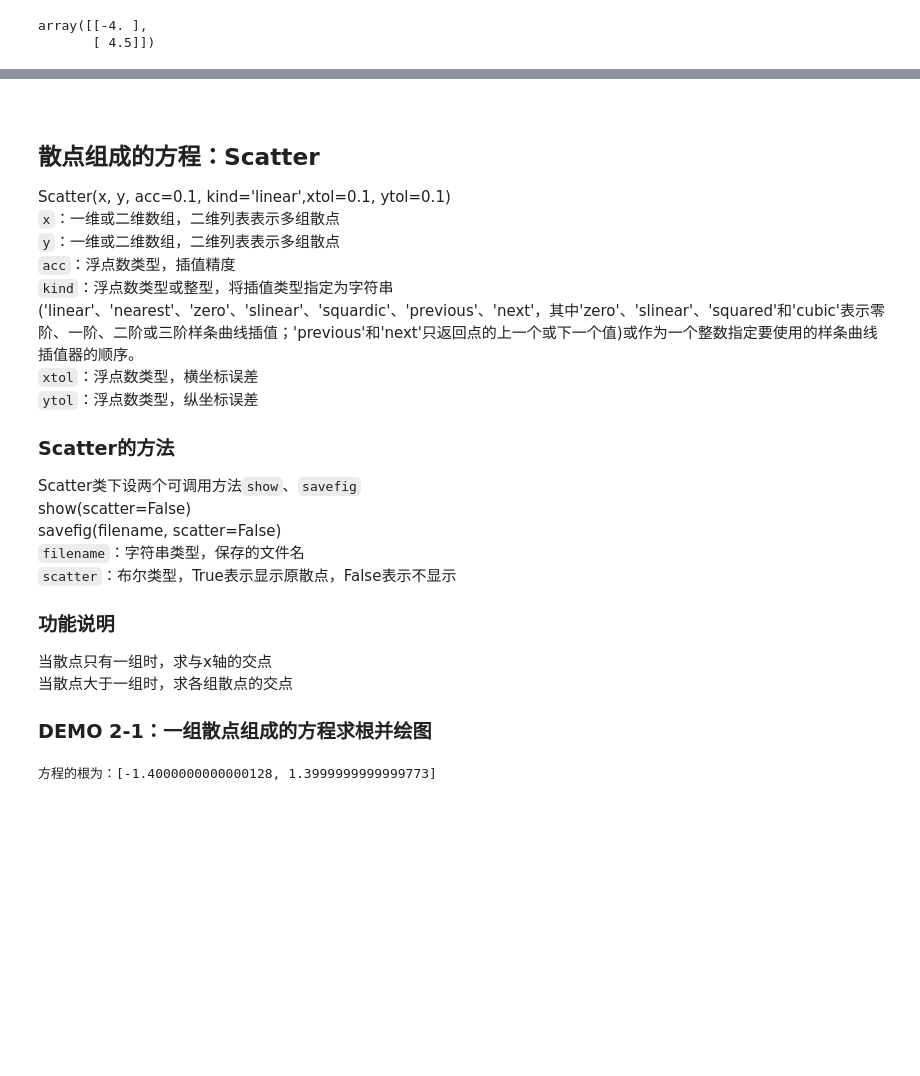
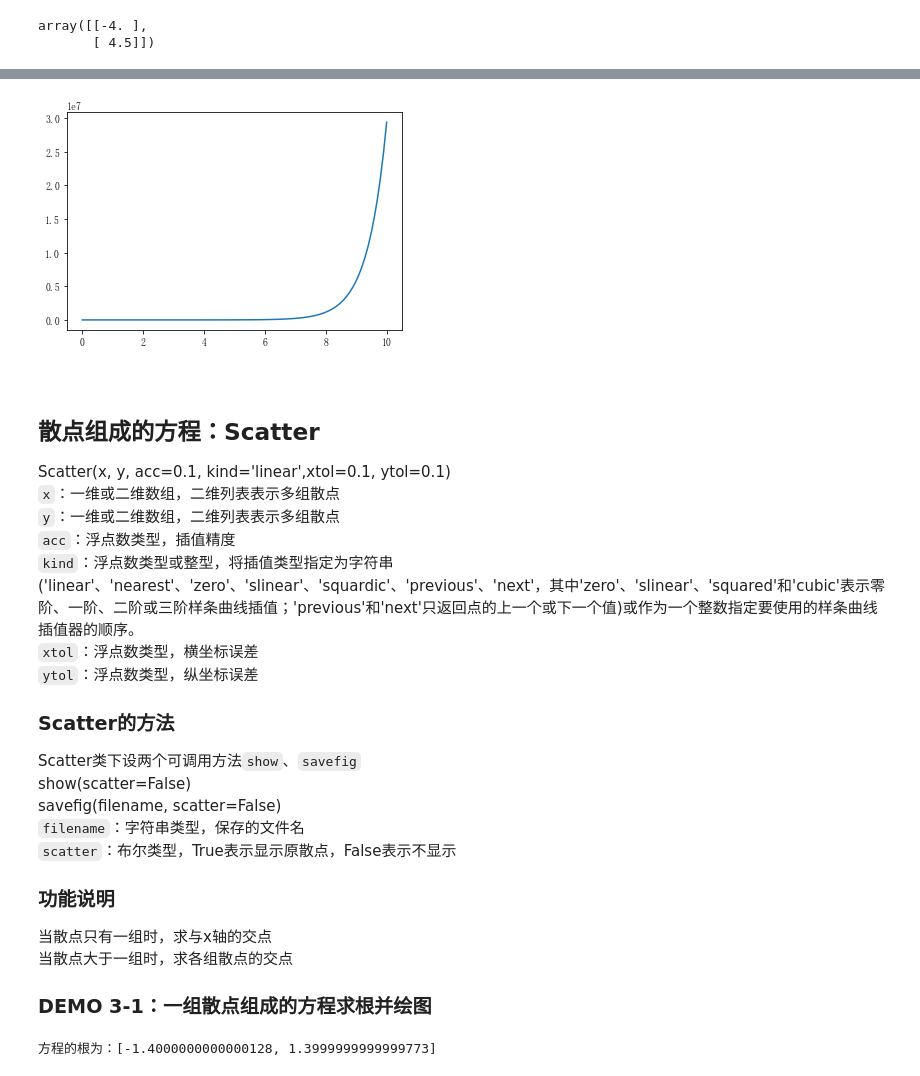
Before and after one commit to HOKOTATE-pzw/maysics, a Jupyter notebook: maysics教程/equa说明.ipynb, the cells around one changed output, grey strips where cells are left out. Cells and saved outputs as stored; diff of their text form; code cells hidden in the pictures; blank space fills up the shorter version.

```diff
--- a/maysics教程/equa说明.ipynb
+++ b/maysics教程/equa说明.ipynb
@@ -33,3 +97,18 @@ array([[-4. ],
+# %%
+import maysics as ms
+import numpy as np
+from matplotlib import pyplot as plt
+
+def func(t, y):
+    return np.array([10 + y[0] + y[1],
+                     y[0]])
+
+y = ms.equa.ode(np.array([0., 0.]), np.linspace(0, 10, 100), func)
+t = np.linspace(0, 10, 100)
+plt.plot(t, y[:, 1])
+plt.show()
+# %% [output]
+[figure, added]
 # %% [markdown]
 <br></br>
 ## 散点组成的方程：Scatter
@@ -52,7 +131,7 @@
 当散点只有一组时，求与x轴的交点
 <br>当散点大于一组时，求各组散点的交点
 
-### DEMO 2-1：一组散点组成的方程求根并绘图
+### DEMO 3-1：一组散点组成的方程求根并绘图
 # %%
 from maysics.equa import Scatter
 import numpy as np
```
Also changed, not shown: parts of 8 cells of this notebook, 16 other files.
